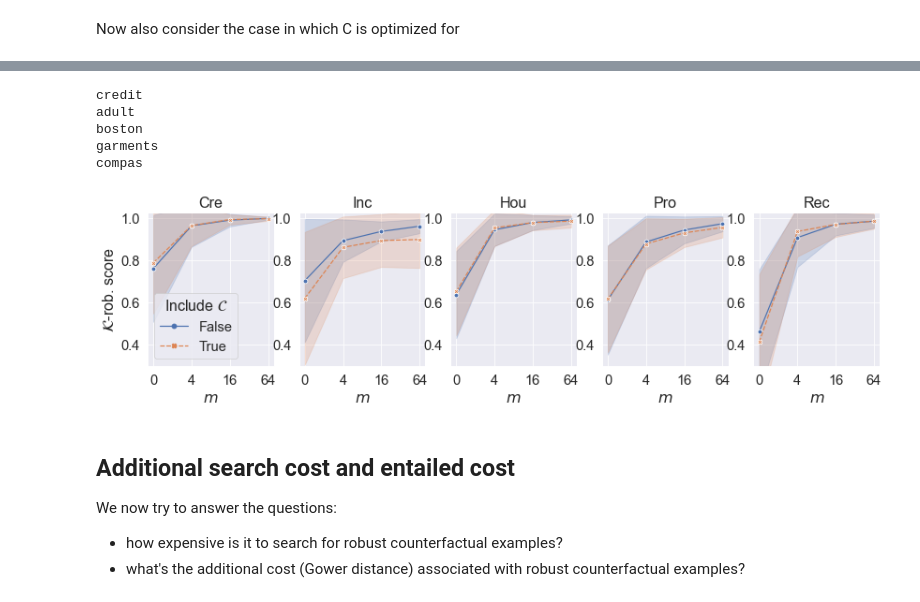
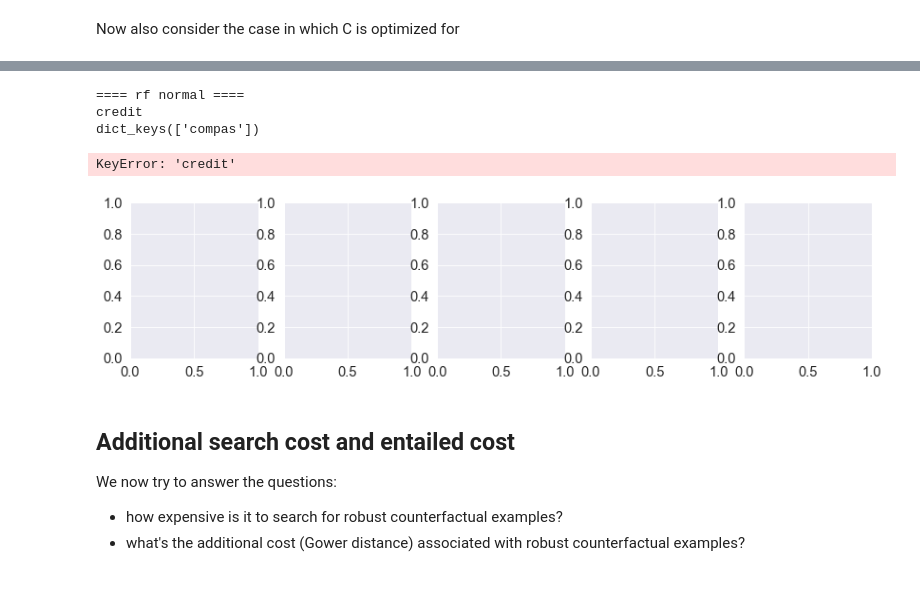
Before and after one commit to marcovirgolin/robust-counterfactuals, a Jupyter notebook: notebooks/reproduce.ipynb, the cells around one changed output, grey strips where cells are left out. Cells and saved outputs as stored; diff of their text form; code cells hidden in the pictures.

Commit message:
new plots for unif and normal

```diff
--- a/notebooks/reproduce.ipynb
+++ b/notebooks/reproduce.ipynb
@@ -88,8 +88,8 @@ def counterfactual_discovery_success_rate(df, exclude_mispred_x=False):
 
 
 ''' Fetch blackbox for a given data set and fold idx '''
-def fetch_blackbox(dataset_name, fold_idx):
-  path_blackbox = "../results/blackboxes/blackbox_prob_"+dataset_name+"_fold_"+str(fold_idx)+".joblib"
+def fetch_blackbox(dataset_name, fold_idx, bb_type="rf"):
+  path_blackbox = "../results/blackboxes/"+bb_type+"_prob_"+dataset_name+"_fold_"+str(fold_idx)+".joblib"
   blackbox = joblib.load(path_blackbox)
   return blackbox
 
@@ -495,7 +495,7 @@ for bb in ["rf","nn"]:
         curr_filters['check_plausibility'] = True
         curr_filters['blackbox'] = bb
 
-        nonrobust_df = filter_df(df, filters=curr_filters)
+        nonrobust_df = filter_df(df[df.blackbox==bb], filters=curr_filters)
 
         if robust_type == 'C':
           curr_filters['opt_C_robust'] = True
@@ -505,7 +505,7 @@ for bb in ["rf","nn"]:
           curr_filters['opt_C_robust'] = True
           curr_filters['opt_K_robust'] = 64
 
-        robust_df = filter_df(df, filters=curr_filters)
+        robust_df = filter_df(df[df.blackbox==bb], filters=curr_filters)
 
         # take average across 5 folds
         across_fold_matches = list()
@@ -644,7 +651,7 @@ def get_K_robustness_scores(check_plausibility=True, consider_opt_C_robust=False
 if load_prev_dumps and os.path.exists("results_k_robustness.joblib"):
   results_k = joblib.load("results_k_robustness.joblib")
 else:
-  results_k = get_K_robustness_scores(True,False,numerical_random_distrib=numerical_random_distrib, normal_std=normal_std)
+  results_k = get_K_robustness_scores(True,False, normal_std=normal_std)
   joblib.dump(results_k,"results_k_robustness.joblib", compress=5)
 # %% [output]
 Considering: check_plaus=True, consider_opt_C_robust=False
@@ -658,5 +678,5 @@ Now also consider the case in which C is optimized for
 if load_prev_dumps and os.path.exists("results_k_robustness_wC.joblib"):
   results_k_c = joblib.load("results_k_robustness_wC.joblib")
 else:
-  results_k_c = get_K_robustness_scores(True,True,numerical_random_distrib=numerical_random_distrib, normal_std=normal_std)
+  results_k_c = get_K_robustness_scores(True,True, normal_std=normal_std)
   joblib.dump(results_k_c,"results_k_robustness_wC.joblib", compress=5)
@@ -663,43 +687,48 @@ else:
 # %%
 # Make a plot
-fig, axs = plt.subplots(1,len(datasets), figsize=(14,3))
+for bb in ["rf","nn"]:
+  for dt in ["normal", "unif"]:
+    fig, axs = plt.subplots(1,len(datasets), figsize=(14,3))
+    print("====",bb,dt,"====")
 
-min_y = 1.0
-for i, dataset_name in enumerate(datasets):
-  print(dataset_name)
+    min_y = 1.0
+    for i, dataset_name in enumerate(datasets):
+      print(dataset_name)
 
-  curr_df_noC = results_k[dataset_name]
-  curr_df_noC['Include $\\mathcal{C}$'] = False
-  curr_df_wC = results_k_c[dataset_name]
-  curr_df_wC['Include $\\mathcal{C}$'] = True
+      curr_df_noC = results_k[dataset_name]
+      curr_df_noC['Include $\\mathcal{C}$'] = False
+      curr_df_wC = results_k_c[dataset_name]
+      curr_df_wC['Include $\\mathcal{C}$'] = True
 
-  curr_df = pd.concat([curr_df_noC, curr_df_wC], axis=0)
-  curr_df['$m$'] = curr_df['k']
-  curr_df['$m$'].replace([0,4,16,64],[0,1,2,3], inplace=True)
-  curr_df['$\\mathcal{K}$-rob. score'] = curr_df['k_score']
-  curr_df.reset_index(drop=True, inplace=True)
-  sns.lineplot(x='$m$',y='$\\mathcal{K}$-rob. score', data=curr_df, ci='sd',
-    ax=axs[i], style='Include $\\mathcal{C}$', hue='Include $\\mathcal{C}$', markers=True, dashes=True,
-    legend=i==0)
-  axs[i].set_title(fancy_names[dataset_name])
-  axs[i].set_xticks([0,1,2,3])
-  axs[i].set_xticklabels([0,4,16,64])
-  if i != 0:
-    axs[i].set_ylabel('')
+      print(curr_df.head())
 
-for ax_i in axs:
-  ax_i.set_ylim(0.3,1.025)
+      curr_df = pd.concat([curr_df_noC, curr_df_wC], axis=0)
+      curr_df = curr_df[(curr_df.blackbox == bb)&(curr_df.distr_type==dt)]
+      curr_df['$m$'] = curr_df['k']
+      curr_df['$m$'].replace([0,4,16,64],[0,1,2,3], inplace=True)
+      curr_df['$\\mathcal{K}$-rob. score'] = curr_df['k_score']
+      curr_df.reset_index(drop=True, inplace=True)
+      sns.lineplot(x='$m$',y='$\\mathcal{K}$-rob. score', data=curr_df, ci='sd',
+        ax=axs[i], style='Include $\\mathcal{C}$', hue='Include $\\mathcal{C}$', markers=True, dashes=True,
+        legend=i==0)
+      axs[i].set_title(fancy_names[dataset_name])
+      axs[i].set_xticks([0,1,2,3])
+      axs[i].set_xticklabels([0,4,16,64])
+      if i != 0:
+        axs[i].set_ylabel('')
 
-plt.show()
-fig.tight_layout()
-fig.savefig('increasing_m_krobustness.pdf')
+    for ax_i in axs:
+      ax_i.set_ylim(0.3,1.025)
+
+    plt.show()
+    fig.tight_layout()
+    fig.savefig(f'increasing_m_krobustness_{dt}_{bb}.pdf')
 # %% [output]
+==== rf normal ====
 credit
-adult
-boston
-garments
-compas
+dict_keys(['compas'])
+KeyError: 'credit'
-[figure, old version]
+[figure, new version]
 # %% [markdown]
 ## Additional search cost and entailed cost
 We now try to answer the questions:
```
Also changed, not shown: parts of 14 cells of this notebook, 39 other files.
